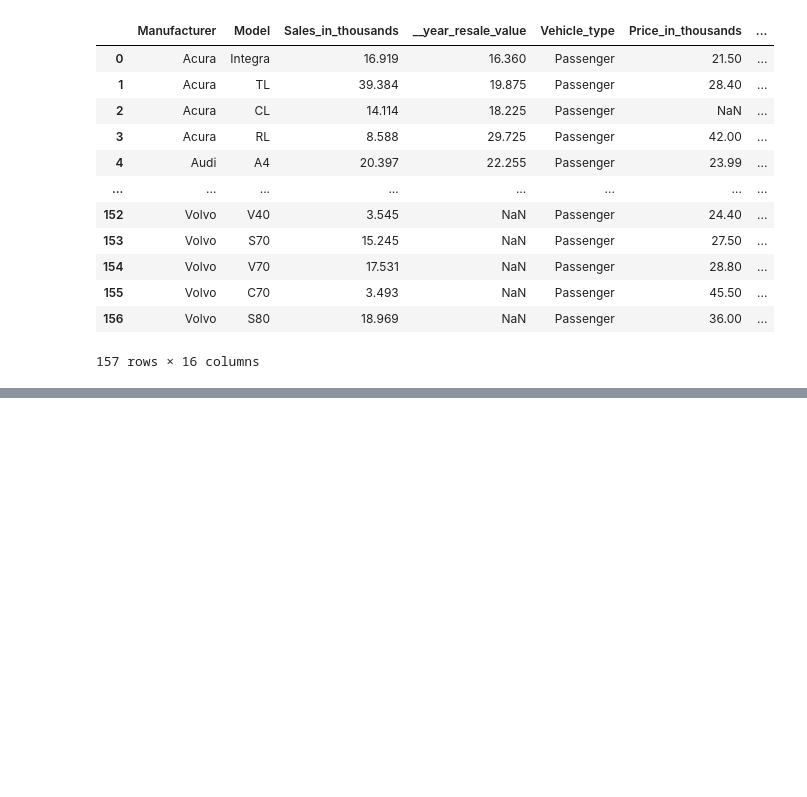
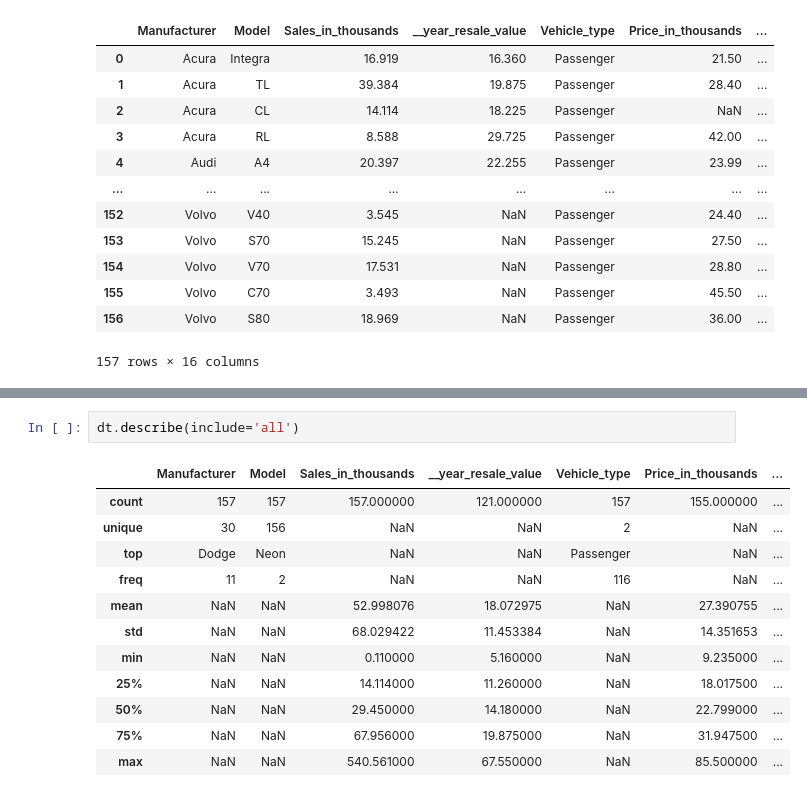
Before and after one commit to Sagarkumar01/DP-APR-PYDS-330-TTS, a Jupyter notebook: prectice.ipynb, the cells around one changed output, grey strips where cells are left out. Cells and saved outputs as stored; diff of their text form; blank space fills up the shorter version.

```diff
--- a/prectice.ipynb
+++ b/prectice.ipynb
@@ -23,0 +81,15 @@ dt
+# %%
+dt.describe(include='all')
+# %% [output]
+|  | Manufacturer | Model | Sales_in_thousands | __year_resale_value | Vehicle_type | Price_in_thousands | ... |
+| count | 157 | 157 | 157.000000 | 121.000000 | 157 | 155.000000 | ... |
+| unique | 30 | 156 | NaN | NaN | 2 | NaN | ... |
+| top | Dodge | Neon | NaN | NaN | Passenger | NaN | ... |
+| freq | 11 | 2 | NaN | NaN | 116 | NaN | ... |
+| mean | NaN | NaN | 52.998076 | 18.072975 | NaN | 27.390755 | ... |
+| std | NaN | NaN | 68.029422 | 11.453384 | NaN | 14.351653 | ... |
+| min | NaN | NaN | 0.110000 | 5.160000 | NaN | 9.235000 | ... |
+| 25% | NaN | NaN | 14.114000 | 11.260000 | NaN | 18.017500 | ... |
+| 50% | NaN | NaN | 29.450000 | 14.180000 | NaN | 22.799000 | ... |
+| 75% | NaN | NaN | 67.956000 | 19.875000 | NaN | 31.947500 | ... |
+| max | NaN | NaN | 540.561000 | 67.550000 | NaN | 85.500000 | ... |
```
Also changed, not shown: parts of 19 cells of this notebook, 5 other files.
